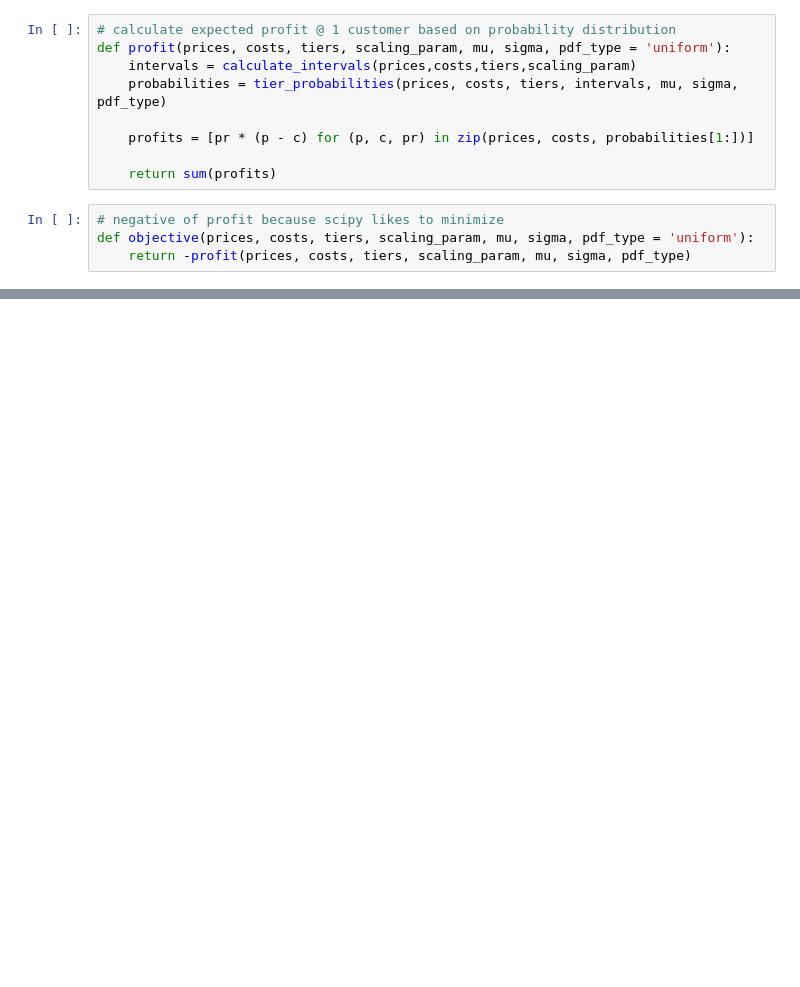
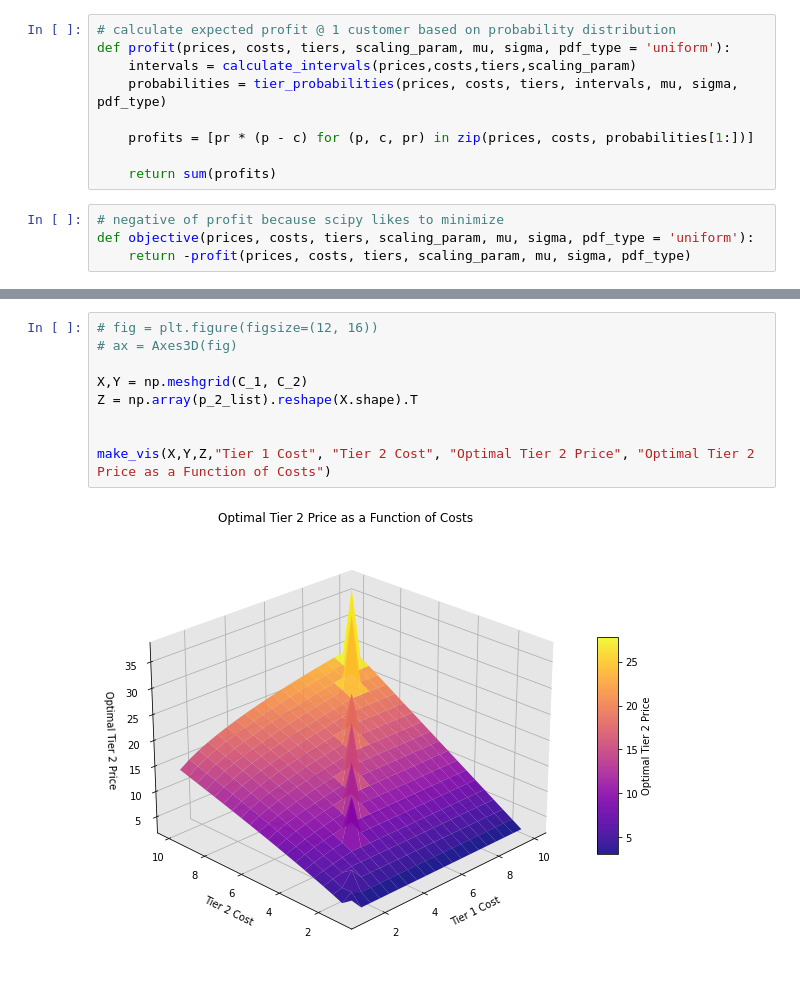
Before and after one commit to kabir-vats/Tiered-Dynamic-Pricing, a Jupyter notebook: probablistic_optimization.ipynb, the cells around one changed output, grey strips where cells are left out. Drawn from its saved outputs; the diff is of its cells as text; blank space fills up the shorter version.

```diff
--- a/probablistic_optimization.ipynb
+++ b/probablistic_optimization.ipynb
@@ -107,0 +193,11 @@ print(result)
+# %%
+# fig = plt.figure(figsize=(12, 16))
+# ax = Axes3D(fig)
+
+X,Y = np.meshgrid(C_1, C_2)
+Z = np.array(p_2_list).reshape(X.shape).T
+
+
+make_vis(X,Y,Z,"Tier 1 Cost", "Tier 2 Cost", "Optimal Tier 2 Price", "Optimal Tier 2 Price as a Function of Costs")
+# %% [output]
+[figure, added]
```
Also changed, not shown: parts of 22 cells of this notebook, 1 other file.
